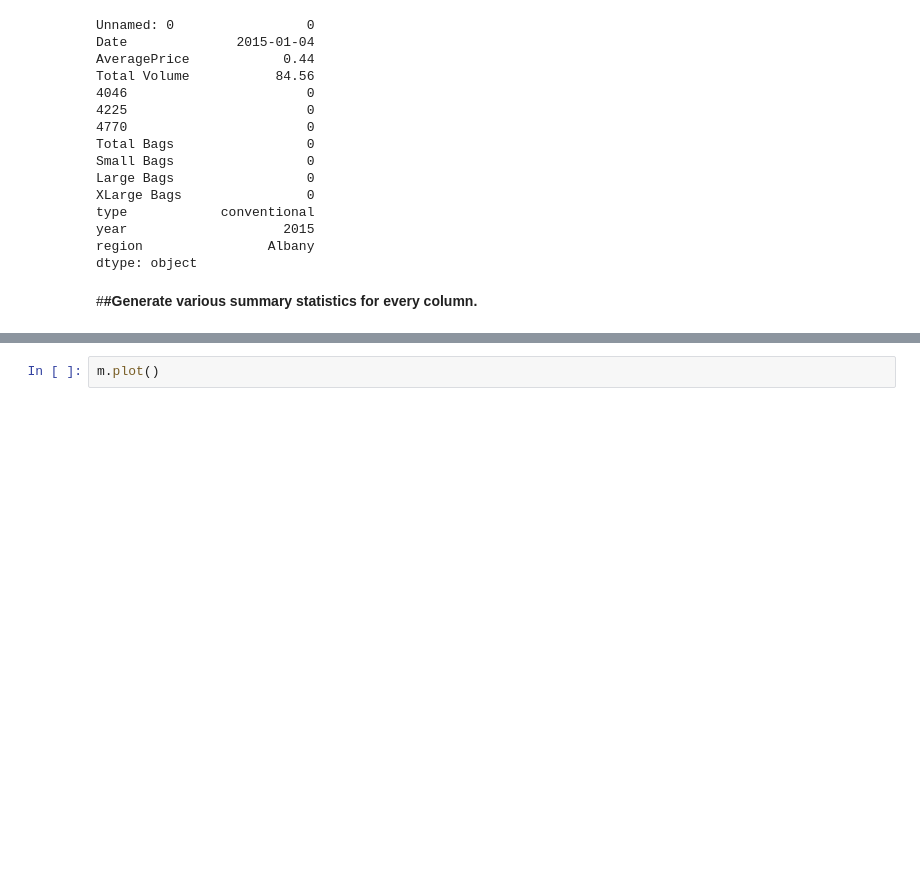
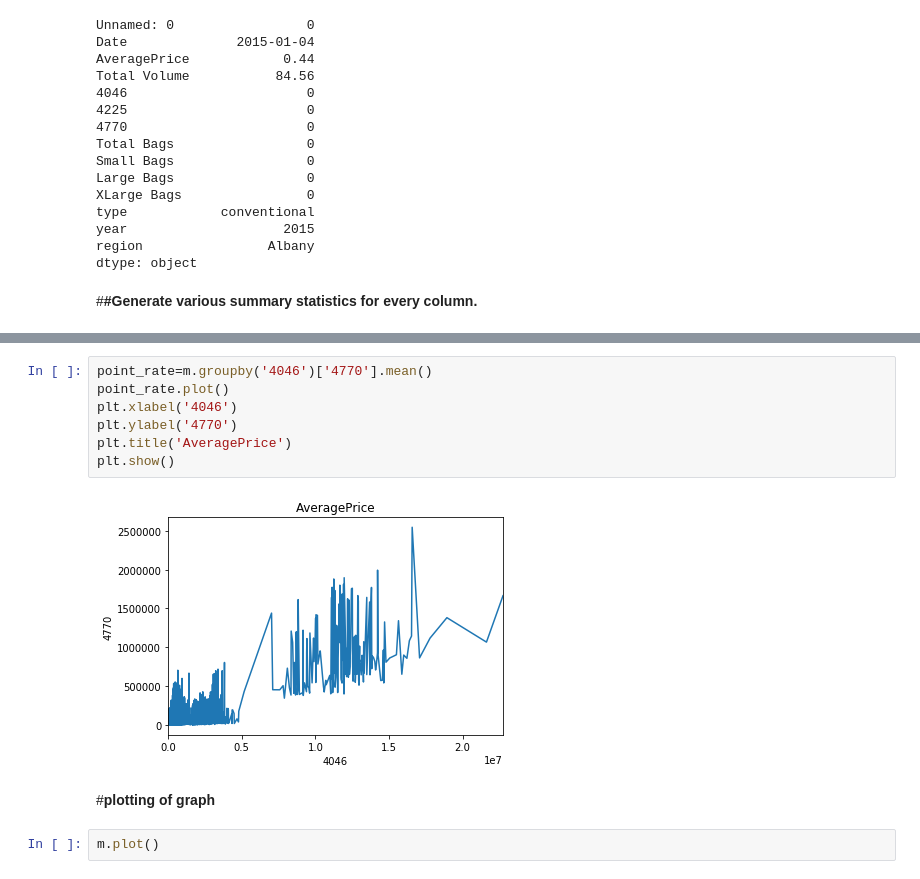
Before and after one commit to 19pa1a0451/Gollapudi-sandeep, a Jupyter notebook: legends.ipynb, the cells around one changed output, grey strips where cells are left out. Drawn from its saved outputs; the diff is of its cells as text; blank space fills up the shorter version.

```diff
--- a/legends.ipynb
+++ b/legends.ipynb
@@ -305,3 +615,14 @@ m.describe()
+# %%
+point_rate=m.groupby('4046')['4770'].mean()
+point_rate.plot()
+plt.xlabel('4046')
+plt.ylabel('4770')
+plt.title('AveragePrice')
+plt.show()
+# %% [output]
+[figure, added]
+# %% [markdown]
+#**plotting of graph**
 # %%
 m.plot()
 # %% [output]
```
Also changed, not shown: parts of 49 cells of this notebook.
